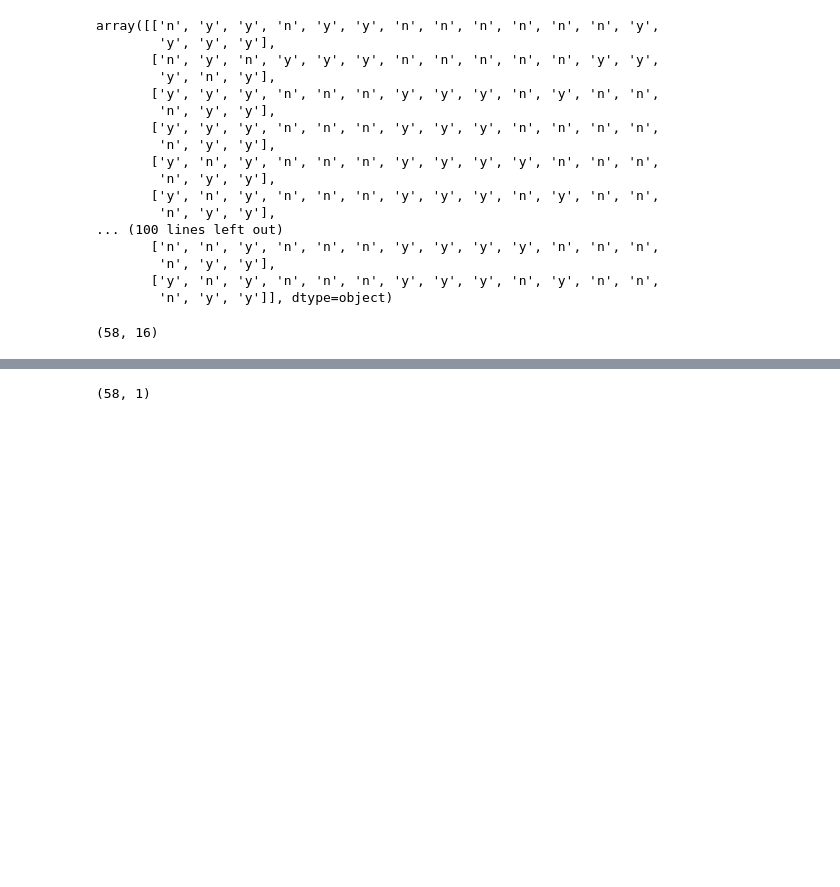
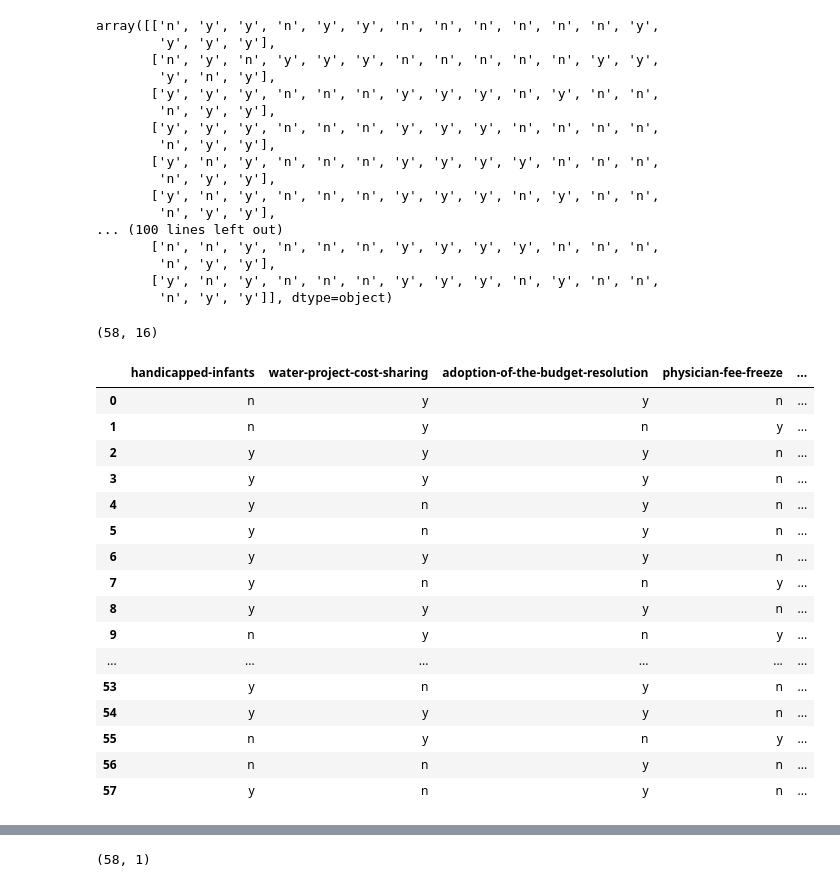
Before and after one commit to AbdelrahmanAshraf318/Decision-Tree-from-scratch, a Jupyter notebook: Untitled.ipynb, the cells around one changed output, grey strips where cells are left out. Cells and saved outputs as stored; diff of their text form; code cells hidden in the pictures; blank space fills up the shorter version.

Commit message:
Create Decision Tree and Test the function

```diff
--- a/Untitled.ipynb
+++ b/Untitled.ipynb
@@ -77,0 +67,6 @@ dataset.head()
+# %%
+column = ['Class Name' , 'handicapped-infants', 'water-project-cost-sharing', 'adoption-of-the-budget-resolution', 'physician-fee-freeze', 'el-salvador-aid', 'religious-groups-in-schools', 'anti-satellite-test-ban' , 'aid-to-nicaraguan-contras' , 'mx-missile' , 'immigration' , 'synfuels-corporation-cutback' , 'education-spending' , 'superfund-right-to-sue' , 'crime' , 'duty-free-exports' , 'export-administration-act-south-africa']
+col_names = ['handicapped-infants', 'water-project-cost-sharing', 'adoption-of-the-budget-resolution', 'physician-fee-freeze', 'el-salvador-aid', 'religious-groups-in-schools', 'anti-satellite-test-ban' , 'aid-to-nicaraguan-contras' , 'mx-missile' , 'immigration' , 'synfuels-corporation-cutback' , 'education-spending' , 'superfund-right-to-sue' , 'crime' , 'duty-free-exports' , 'export-administration-act-south-africa']
+# %%
+dataset.columns = column
+dataset
@@ -86,7 +99,7 @@ dataset.head()
  <h4 style="border-left: 4px solid #96D4D4; background: #D9EEE1; padding: 5px; font-family:'Source Sans Pro', sans-serif;">Code</h4>
 </div>
 # %%
-X = dataset.iloc[: , 1:].values
+X = dataset[col_names]
 # %%
 X
 # %% [output]
@@ -146,7 +161,7 @@ splitIndex
 # %% [output]
 58
 # %%
-X_train = X[0:splitIndex , :]
+X_train = X.iloc[0:splitIndex , :].values
 # %%
 X_train
 # %% [output]
@@ -168,7 +183,26 @@ array([['n', 'y', 'y', 'n', 'y', 'y', 'n', 'n', 'n', 'n', 'n', 'n', 'y',
        ['y', 'n', 'y', 'n', 'n', 'n', 'y', 'y', 'y', 'n', 'y', 'n', 'n',
         'n', 'y', 'y']], dtype=object)
 # %%
-X_train.shape
+print(X_train.shape)
+X_train = pd.DataFrame(X_train , columns = col_names)
+X_train
 # %% [output]
 (58, 16)
+|  | handicapped-infants | water-project-cost-sharing | adoption-of-the-budget-resolution | physician-fee-freeze | ... |
+| 0 | n | y | y | n | ... |
+| 1 | n | y | n | y | ... |
+| 2 | y | y | y | n | ... |
+| 3 | y | y | y | n | ... |
+| 4 | y | n | y | n | ... |
+| 5 | y | n | y | n | ... |
+| 6 | y | y | y | n | ... |
+| 7 | y | n | n | y | ... |
+| 8 | y | y | y | n | ... |
+| 9 | n | y | n | y | ... |
+| ... | ... | ... | ... | ... | ... |
+| 53 | y | n | y | n | ... |
+| 54 | y | y | y | n | ... |
+| 55 | n | y | n | y | ... |
+| 56 | n | n | y | n | ... |
+| 57 | y | n | y | n | ... |
 # %%
```
Also changed, not shown: parts of 33 cells of this notebook.
